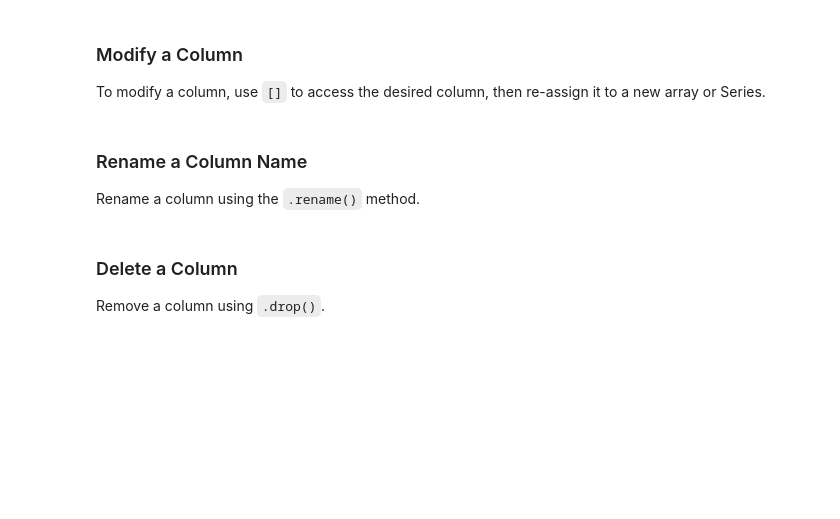
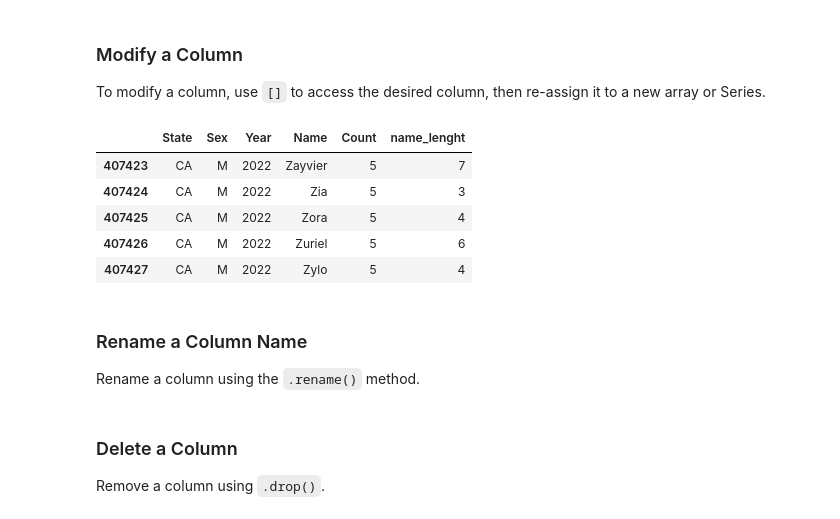
Before and after one commit to muxxaffar/Advance_DS, a Jupyter notebook: Pandas_practise_III.ipynb, the cells around one changed output. Saved outputs shown, nothing was run; the diff lists cells and outputs as text; code cells hidden in the pictures; blank space fills up the shorter version.

```diff
--- a/Pandas_practise_III.ipynb
+++ b/Pandas_practise_III.ipynb
@@ -98,5 +158,9 @@ We want to obtain the first three baby names with `count > 250`.
 To add a column, use `[]` to reference the desired new column, then assign it to a `Series` or array of appropriate length.
 # %%
 # Create a Series of the length of each name
+babyname_lenght = babynames['Name'].str.len()
+print(babyname_lenght)
 
 # Add a column named "name_lengths" that includes the length of each name
+babynames['name_lenght'] = babyname_lenght
+print(babynames)
@@ -104,7 +186,15 @@ To add a column, use `[]` to reference the desired new column, then assign it to
 ### Modify a Column
 To modify a column, use `[]` to access the desired column, then re-assign it to a new array or Series.
 # %%
+babynames.tail()
 # Modify the "name_lengths" column to be one less than its original value
+# %% [output]
+|  | State | Sex | Year | Name | Count | name_lenght |
+| 407423 | CA | M | 2022 | Zayvier | 5 | 7 |
+| 407424 | CA | M | 2022 | Zia | 5 | 3 |
+| 407425 | CA | M | 2022 | Zora | 5 | 4 |
+| 407426 | CA | M | 2022 | Zuriel | 5 | 6 |
+| 407427 | CA | M | 2022 | Zylo | 5 | 4 |
 # %% [markdown]
 ### Rename a Column Name
 Rename a column using the `.rename()` method.
```
Also changed, not shown: parts of 11 cells of this notebook, 10 other files.
